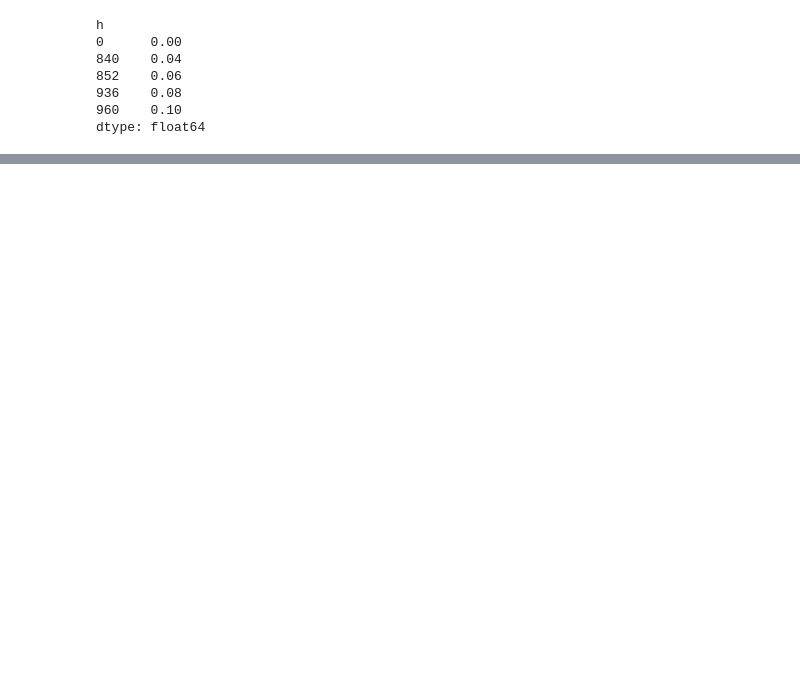
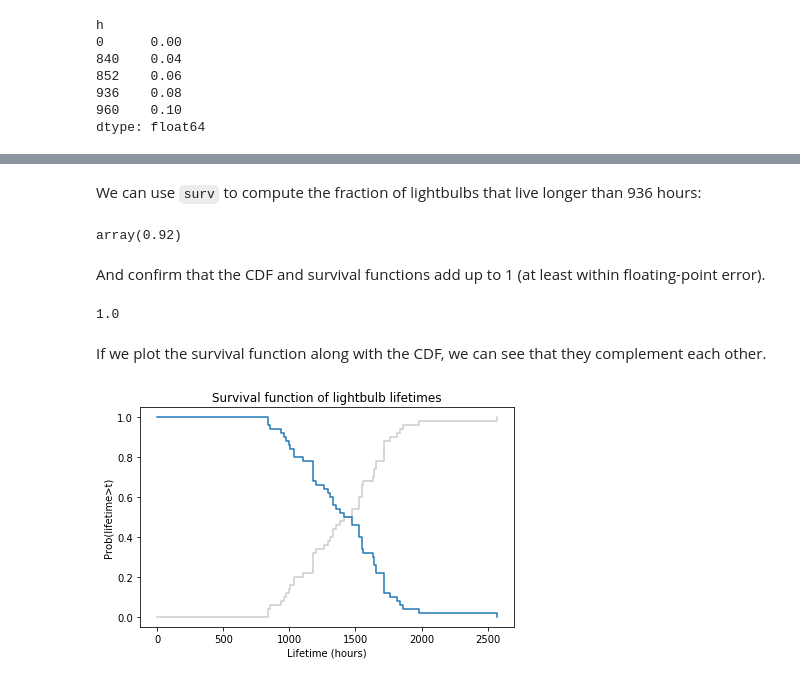
Before and after one commit to AllenDowney/SurvivalAnalysisPython, a Jupyter notebook: light_bulb.ipynb, the cells around one changed output, grey strips where cells are left out. Cells and saved outputs as stored; diff of their text form; code cells hidden in the pictures; blank space fills up the shorter version.

```diff
--- a/light_bulb.ipynb
+++ b/light_bulb.ipynb
@@ -166,3 +271,0 @@ These methods work by computing the `Cdf` or `Pmf`.  So if you use them repeated
-# %%
-cdf = surv.make_cdf()
-cdf.median()
@@ -221,6 +271,0 @@ def estimate_smooth_hazard(pmf):
-# %%
-pdf, surv, haz = estimate_smooth_hazard(pmf)
-pdf.plot()
-decorate(xlabel='Lifetime (hours)',
-         ylabel='Probability density',
-         title='Estimated PDF of lightbulb lifetimes')
@@ -243,14 +271,0 @@ decorate(xlabel='Lifetime (hours)',
-# %%
-pmf = Pmf(df.f.values, index=df.h)
-kde = gaussian_kde(pmf.qs, weights=pmf.ps)
-
-size = pmf.sum()
-
-for i in range(100):
-    sample = kde.resample(size).flatten()
-    pdf, surv, haz = estimate_smooth_hazard(Pmf.from_seq(sample))
-    surv.plot(color='gray', alpha=0.1)
-
-decorate(xlabel='Lifetime (hours)',
-         ylabel='Prob(lifetime > t)',
-         title='Estimated survival function of lightbulb lifetimes')
@@ -259,9 +271,0 @@ decorate(xlabel='Lifetime (hours)',
-# %%
-for i in range(100):
-    sample = kde.resample(size).flatten()
-    pdf, surv, haz = estimate_smooth_hazard(Pmf.from_seq(sample))
-    haz.plot(color='gray', alpha=0.1)
-
-decorate(xlabel='Lifetime (hours)',
-         ylabel='Prob(lifetime > t)',
-         title='Estimated survival function of lightbulb lifetimes')
@@ -294,0 +272,22 @@ decorate(xlabel='Lifetime (hours)',
+# %% [markdown]
+We can use `surv` to compute the fraction of lightbulbs that live longer than 936 hours:
+# %%
+surv(936)
+# %% [output]
+array(0.92)
+# %% [markdown]
+And confirm that the CDF and survival functions add up to 1 (at least within floating-point error).
+# %%
+cdf(936) + surv(936)
+# %% [output]
+1.0
+# %% [markdown]
+If we plot the survival function along with the CDF, we can see that they complement each other.
+# %%
+cdf.step(color='gray', alpha=0.4)
+surv.step()
+decorate(xlabel='Lifetime (hours)',
+         ylabel='Prob(lifetime>t)',
+         title='Survival function of lightbulb lifetimes')
+# %% [output]
+[figure, added]
```
Also changed, not shown: parts of 100 cells of this notebook, 1 other file.
